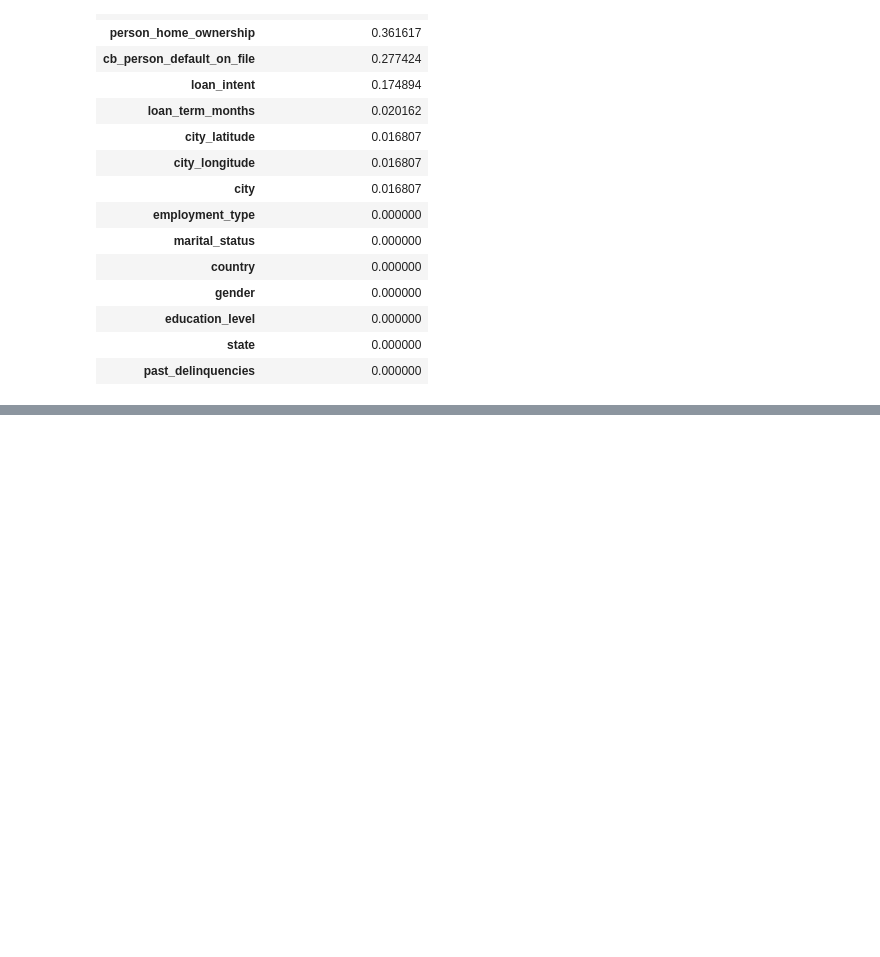
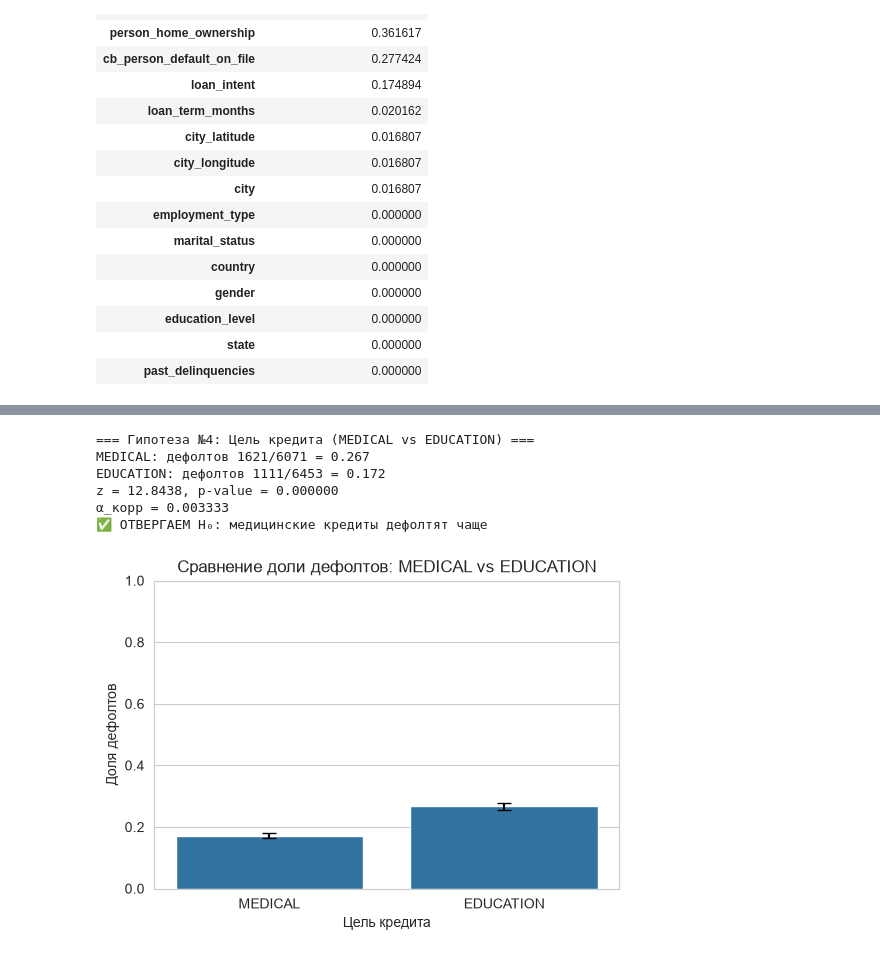
Before and after one commit to null-route-dev/credit-risk-classification, a Jupyter notebook: notebooks/01_eda_analysis.ipynb, the cells around one changed output, grey strips where cells are left out. Cells and saved outputs as stored; diff of their text form; code cells hidden in the pictures; blank space fills up the shorter version.

```diff
--- a/notebooks/01_eda_analysis.ipynb
+++ b/notebooks/01_eda_analysis.ipynb
@@ -994,0 +1225,45 @@ display(corr_with_target.to_frame("Корреляция с loan_status"))
+# %%
+# Гипотеза №4
+df_temp = df[df["loan_intent"].isin(["MEDICAL", "EDUCATION"])].copy()
+
+group1 = df_temp[df_temp["loan_intent"] == "MEDICAL"]
+group2 = df_temp[df_temp["loan_intent"] == "EDUCATION"]
+
+count1 = group1["loan_status"].sum()
+n1 = len(group1)
+count2 = group2["loan_status"].sum()
+n2 = len(group2)
+
+z_stat, p_value = proportions_ztest([count1, count2], [n1, n2], alternative="larger")
+
+print("=== Гипотеза №4: Цель кредита (MEDICAL vs EDUCATION) ===")
+print(f"MEDICAL: дефолтов {count1}/{n1} = {count1/n1:.3f}")
+print(f"EDUCATION: дефолтов {count2}/{n2} = {count2/n2:.3f}")
+print(f"z = {z_stat:.4f}, p-value = {p_value:.6f}")
+print(f"α_корр = {ALPHA_CORR:.6f}")
+
+if p_value < ALPHA_CORR:
+    print("✅ ОТВЕРГАЕМ H₀: медицинские кредиты дефолтят чаще")
+    decision = "Отвергаем H₀"
+else:
+    print("❌ НЕ ОТВЕРГАЕМ H₀")
+    decision = "Не отвергаем H₀"
+
+results_list.append({
+    "Гипотеза": "№4: Цель (MEDICAL > EDUCATION)",
+    "p-value": p_value,
+    "Решение": decision
+})
+
+plot_proportions(df_temp, "loan_intent", "loan_status",
+                 ["MEDICAL", "EDUCATION"],
+                 "Сравнение доли дефолтов: MEDICAL vs EDUCATION",
+                 "Цель кредита")
+# %% [output]
+=== Гипотеза №4: Цель кредита (MEDICAL vs EDUCATION) ===
+MEDICAL: дефолтов 1621/6071 = 0.267
+EDUCATION: дефолтов 1111/6453 = 0.172
+z = 12.8438, p-value = 0.000000
+α_корр = 0.003333
+✅ ОТВЕРГАЕМ H₀: медицинские кредиты дефолтят чаще
+[figure, added]
```
Also changed, not shown: parts of 37 cells of this notebook, 2 other files.
